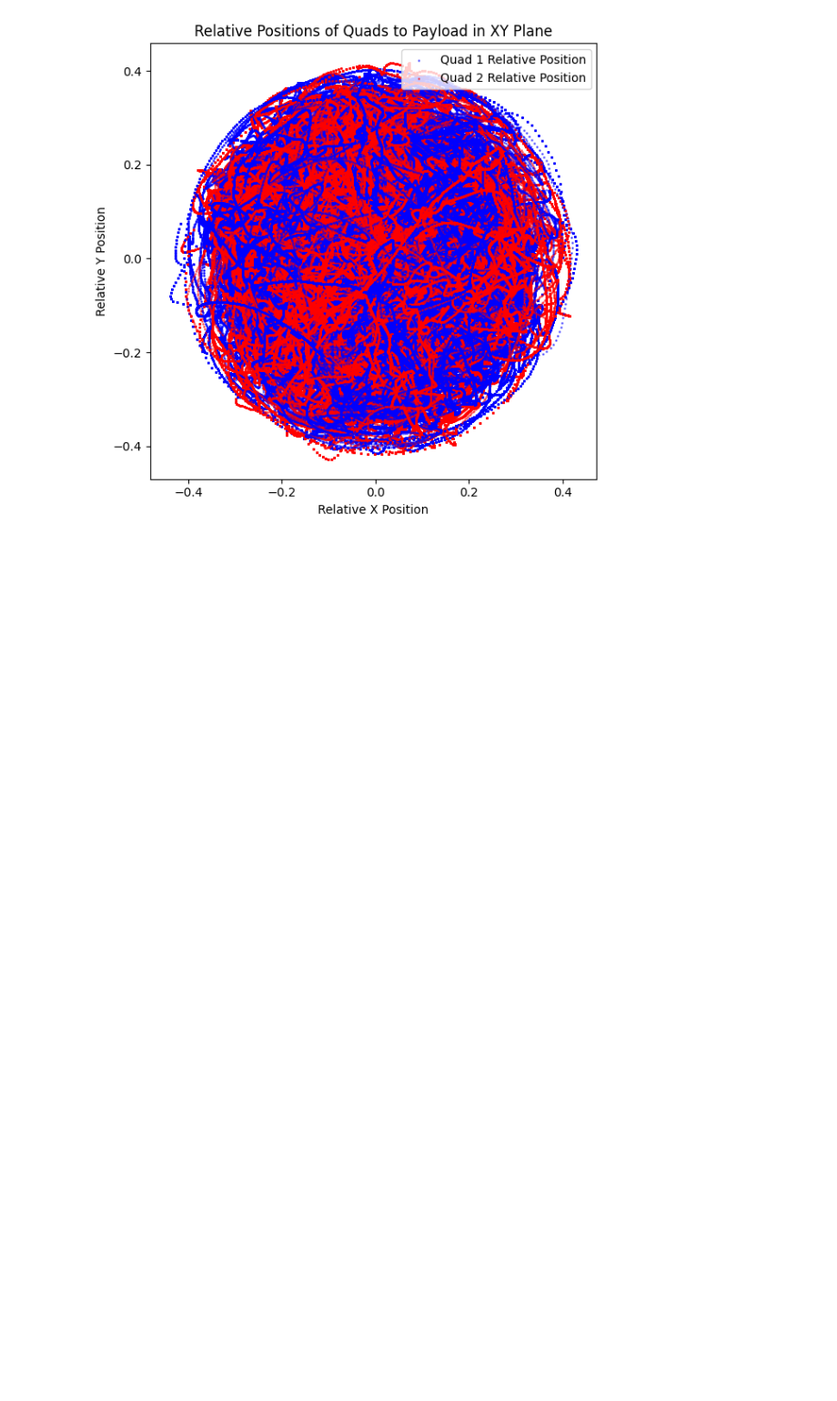
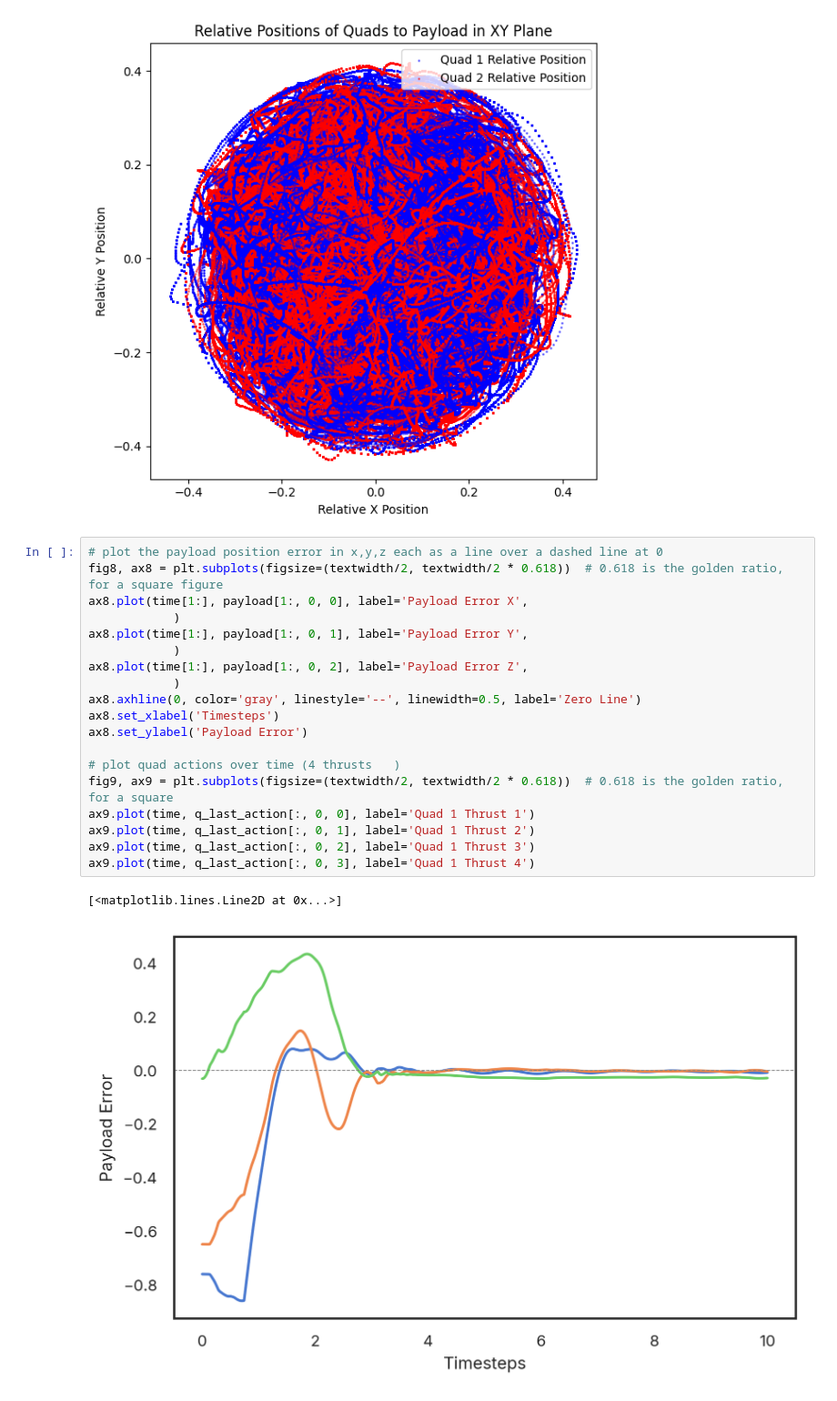
Before and after one commit to viktorlorentz/crazyMARL, a Jupyter notebook: plot_test.ipynb, the cells around one changed output. Shown at 91% size. Cells and saved outputs as stored; diff of their text form; blank space fills up the shorter version.

```diff
--- a/plot_test.ipynb
+++ b/plot_test.ipynb
@@ -402,3 +407,25 @@ plt.tight_layout()
 plt.show()
 # %% [output]
 [figure]
+# %%
+# plot the payload position error in x,y,z each as a line over a dashed line at 0
+fig8, ax8 = plt.subplots(figsize=(textwidth/2, textwidth/2 * 0.618))  # 0.618 is the golden ratio, for a square figure
+ax8.plot(time[1:], payload[1:, 0, 0], label='Payload Error X',
+            )
+ax8.plot(time[1:], payload[1:, 0, 1], label='Payload Error Y',
+            )
+ax8.plot(time[1:], payload[1:, 0, 2], label='Payload Error Z',
+            )
+ax8.axhline(0, color='gray', linestyle='--', linewidth=0.5, label='Zero Line')
+ax8.set_xlabel('Timesteps')
+ax8.set_ylabel('Payload Error')
+
+# plot quad actions over time (4 thrusts   )
+fig9, ax9 = plt.subplots(figsize=(textwidth/2, textwidth/2 * 0.618))  # 0.618 is the golden ratio, for a square
+ax9.plot(time, q_last_action[:, 0, 0], label='Quad 1 Thrust 1')
+ax9.plot(time, q_last_action[:, 0, 1], label='Quad 1 Thrust 2')
+ax9.plot(time, q_last_action[:, 0, 2], label='Quad 1 Thrust 3')
+ax9.plot(time, q_last_action[:, 0, 3], label='Quad 1 Thrust 4')
+# %% [output]
+[<matplotlib.lines.Line2D at 0x...>]
+[figure, added]
```
Also changed, not shown: parts of 2 cells of this notebook, 3 other files.
